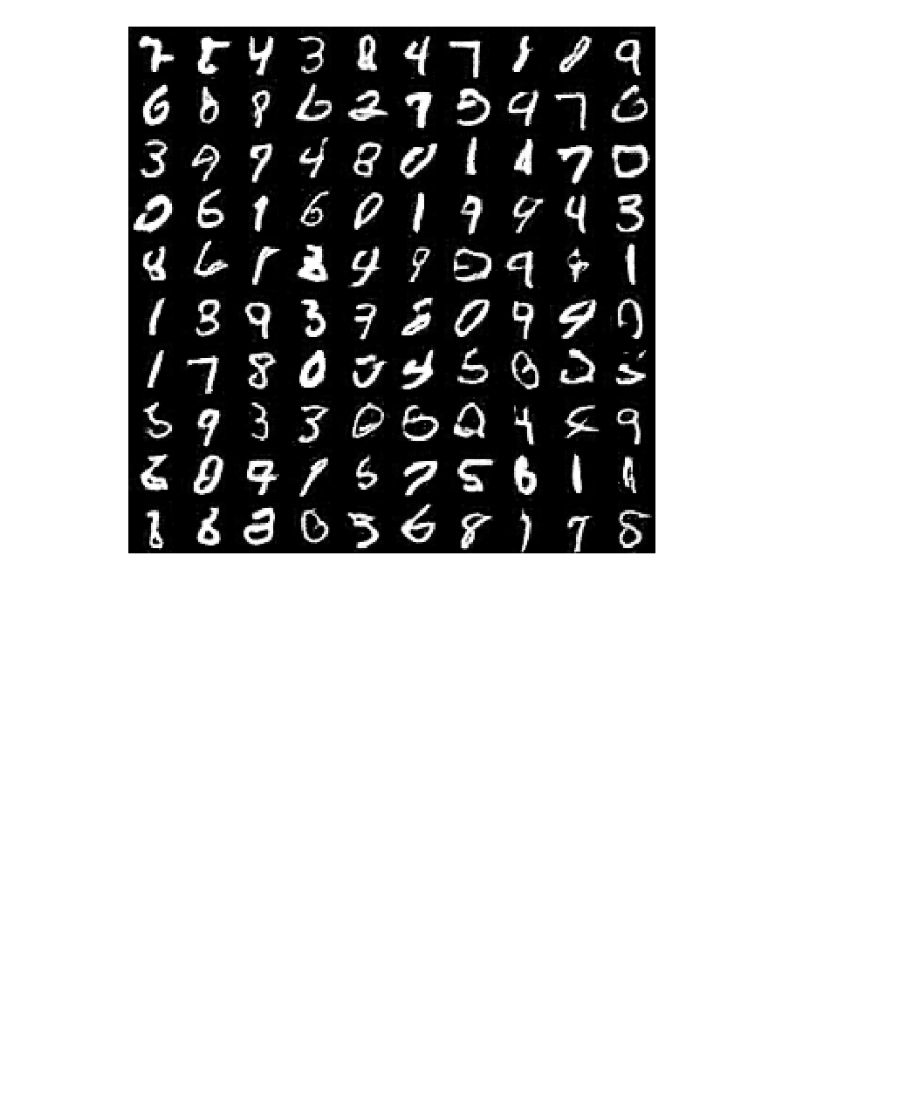
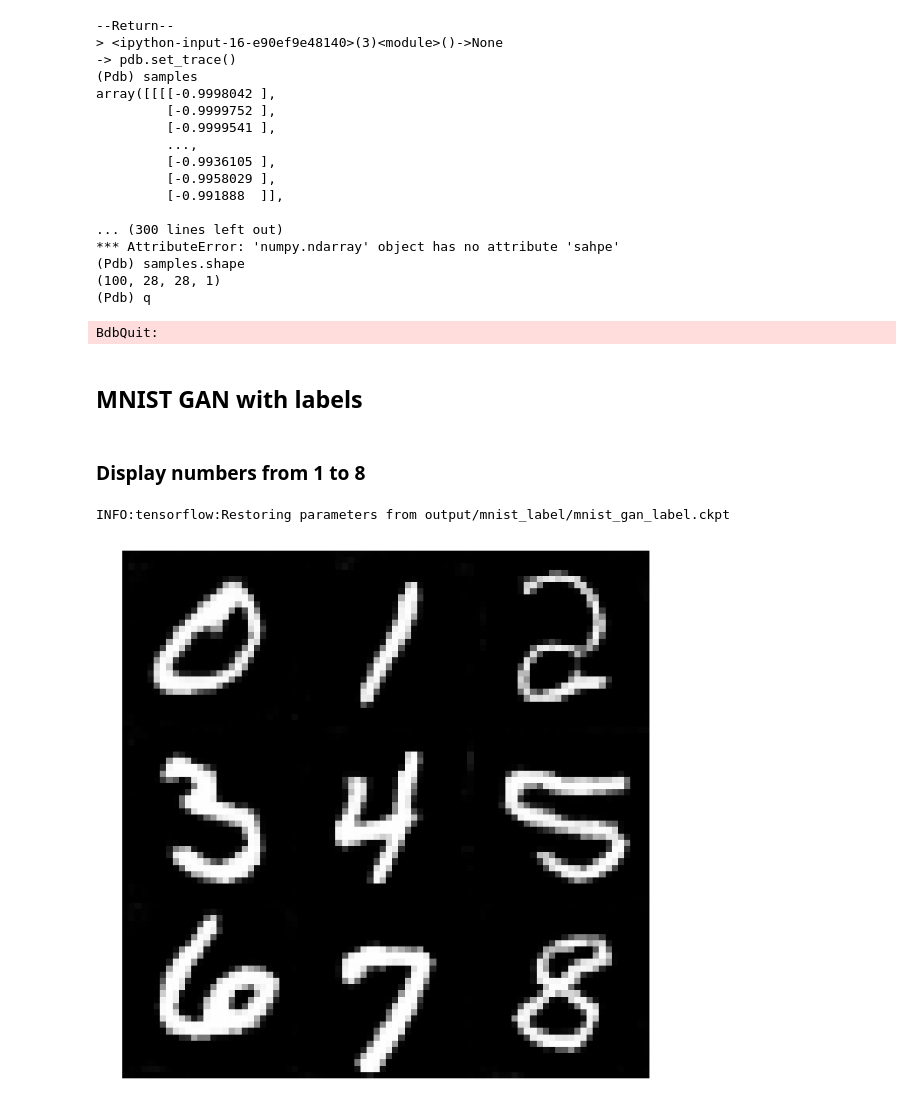
Before and after one commit to O1SA/face-generation, a Jupyter notebook: MNIST GAN Results.ipynb, the cells around one changed output. Cells and saved outputs as stored; diff of their text form; code cells hidden in the pictures; blank space fills up the shorter version.

Commit message:
completed mnist gan with label inderence

```diff
--- a/MNIST GAN Results.ipynb
+++ b/MNIST GAN Results.ipynb
@@ -40,6 +47,26 @@ display(samples)
 # %%
 # 5 epochs runned on floydhub. 1 convolutional layer added. Corrected generator
 samples = n.generate(100, 'output/epochs_5_mdl_3/mnist_gan.ckpt')
+pdb.set_trace()
 display(samples)
 # %% [output]
-[figure, removed]
+--Return--
+> <ipython-input-16-e90ef9e48140>(3)<module>()->None
+-> pdb.set_trace()
+(Pdb) samples
+array([[[[-0.9998042 ],
+         [-0.9999752 ],
+         [-0.9999541 ],
+         ...,
+         [-0.9936105 ],
+         [-0.9958029 ],
+         [-0.991888  ]],
+
+... (300 lines left out)
+*** AttributeError: 'numpy.ndarray' object has no attribute 'sahpe'
+(Pdb) samples.shape
+(100, 28, 28, 1)
+(Pdb) q
+BdbQuit:
+# %% [markdown]
+## MNIST GAN with labels
@@ -45,0 +76,8 @@ display(samples)
+# %% [markdown]
+### Display numbers from 1 to 8
+# %%
+samples = n.inference([0, 3, 6, 1, 4, 7, 2, 5, 8], 'output/mnist_label/mnist_gan_label.ckpt')
+display(samples)
+# %% [output]
+INFO:tensorflow:Restoring parameters from output/mnist_label/mnist_gan_label.ckpt
+[figure, added]
```
Also changed, not shown: parts of 15 cells of this notebook, 2 other files.
